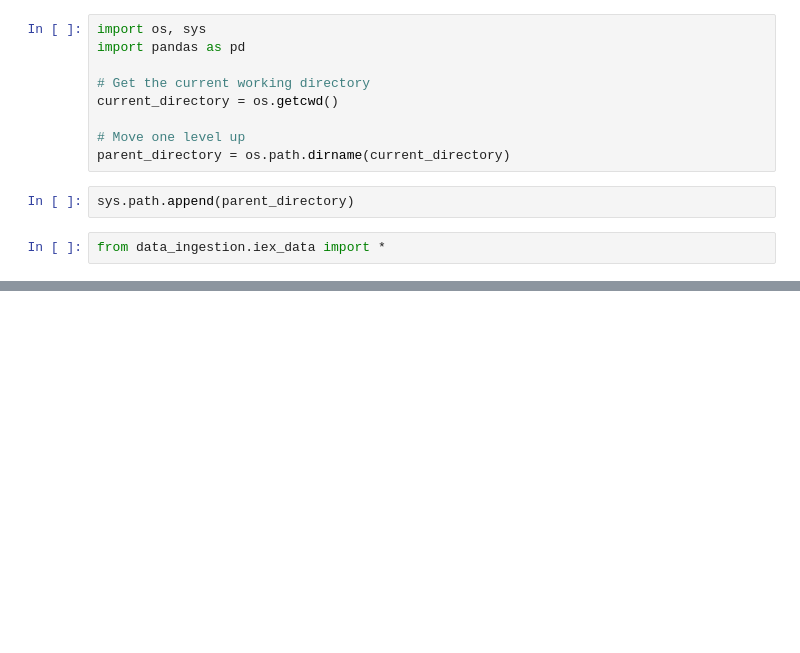
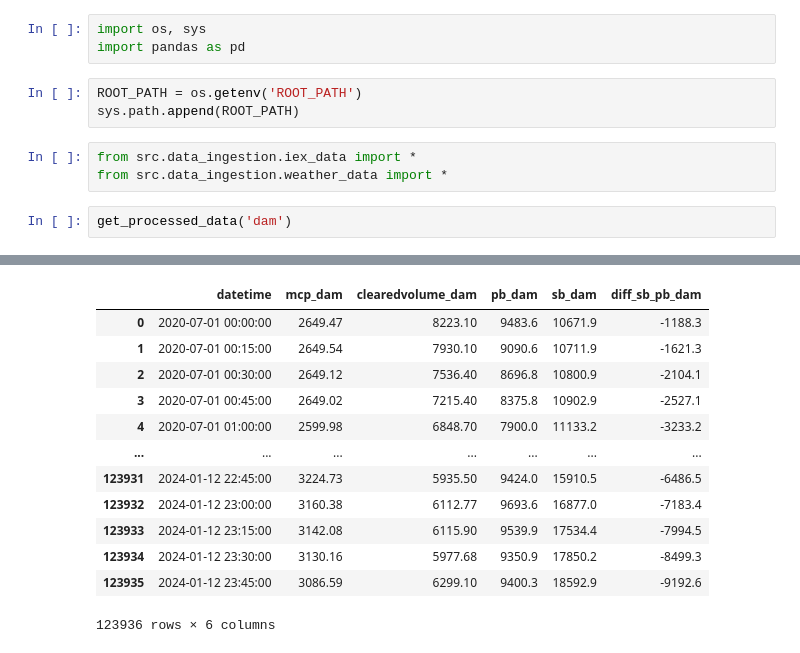
Before and after one commit to amanbhatt97/price-forecast-iex, a Jupyter notebook: notebooks/test.ipynb, the cells around one changed output, grey strips where cells are left out. Drawn from its saved outputs; the diff is of its cells as text; blank space fills up the shorter version.

```diff
--- a/notebooks/test.ipynb
+++ b/notebooks/test.ipynb
@@ -1,13 +1,12 @@
 # %%
 import os, sys
 import pandas as pd
-
-# Get the current working directory
-current_directory = os.getcwd()
-
-# Move one level up
-parent_directory = os.path.dirname(current_directory)
-# %%
-sys.path.append(parent_directory)
+# %%
+ROOT_PATH = os.getenv('ROOT_PATH')
+sys.path.append(ROOT_PATH)
 # %%
-from data_ingestion.iex_data import *
+from src.data_ingestion.iex_data import *
+from src.data_ingestion.weather_data import *
+# %%
+get_processed_data('dam')
+# %% [output]
@@ -14,3 +14,16 @@ from data_ingestion.iex_data import *
+|  | datetime | mcp_dam | clearedvolume_dam | pb_dam | sb_dam | diff_sb_pb_dam |
+| 0 | 2020-07-01 00:00:00 | 2649.47 | 8223.10 | 9483.6 | 10671.9 | -1188.3 |
+| 1 | 2020-07-01 00:15:00 | 2649.54 | 7930.10 | 9090.6 | 10711.9 | -1621.3 |
+| 2 | 2020-07-01 00:30:00 | 2649.12 | 7536.40 | 8696.8 | 10800.9 | -2104.1 |
+| 3 | 2020-07-01 00:45:00 | 2649.02 | 7215.40 | 8375.8 | 10902.9 | -2527.1 |
+| 4 | 2020-07-01 01:00:00 | 2599.98 | 6848.70 | 7900.0 | 11133.2 | -3233.2 |
+| ... | ... | ... | ... | ... | ... | ... |
+| 123931 | 2024-01-12 22:45:00 | 3224.73 | 5935.50 | 9424.0 | 15910.5 | -6486.5 |
+| 123932 | 2024-01-12 23:00:00 | 3160.38 | 6112.77 | 9693.6 | 16877.0 | -7183.4 |
+| 123933 | 2024-01-12 23:15:00 | 3142.08 | 6115.90 | 9539.9 | 17534.4 | -7994.5 |
+| 123934 | 2024-01-12 23:30:00 | 3130.16 | 5977.68 | 9350.9 | 17850.2 | -8499.3 |
+| 123935 | 2024-01-12 23:45:00 | 3086.59 | 6299.10 | 9400.3 | 18592.9 | -9192.6 |
+123936 rows × 6 columns
 # %%
 get_processed_data('rtm')
 # %% [output]
```
Also changed, not shown: parts of 7 cells of this notebook.
